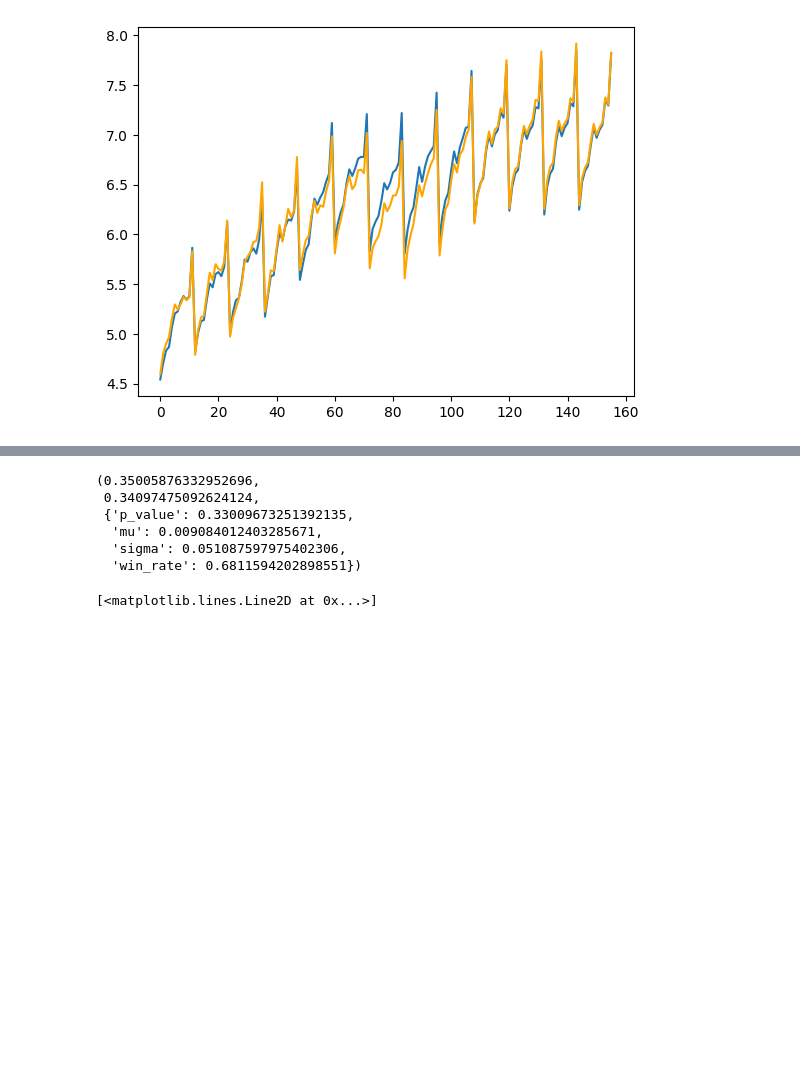
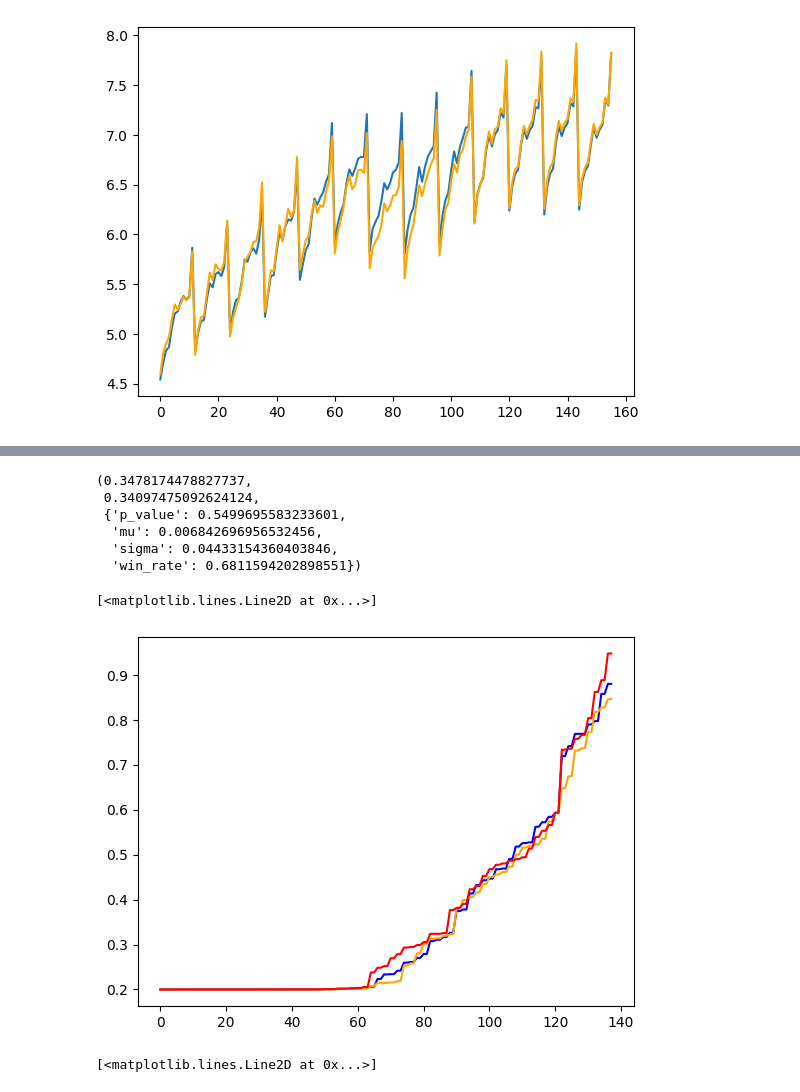
Before and after one commit to ods-pet-projects/spb-ai-hack2022, a Jupyter notebook: metamodel.ipynb, the cells around one changed output, grey strips where cells are left out. Saved outputs shown, nothing was run; the diff lists cells and outputs as text; code cells hidden in the pictures; blank space fills up the shorter version.

```diff
--- a/metamodel.ipynb
+++ b/metamodel.ipynb
@@ -370,7 +370,7 @@ zero_measures = index_series(
     noise_iters=3,
     noise_weight=1e-3,
     sample=0.75,
-    outer_data=fred.T
+    outer_data=list(fred.T) + quartal_int
 )
 
 knn_measures = index_series(
@@ -382,7 +382,7 @@ knn_measures = index_series(
     noise_iters=3,
     noise_weight=1e-3,
     sample=0.75,
-    outer_data=fred.T
+    outer_data=list(fred.T) + quartal_int
 )
 # %%
 reg = MLPRegressor(hidden_layer_sizes = (windowm, 32, 16, 32, windowm),
@@ -432,5 +432,5 @@ enc_measures = index_series(
     noise_iters=3,
     noise_weight=1e-3,
     sample=0.75,
-    outer_data=fred.T
+    outer_data=list(fred.T) + quartal_int
 )
@@ -437,12 +643,20 @@ enc_measures = index_series(
 # %%
 np.mean(knn_measures[0]), np.mean(zero_measures[0]), z_test(knn_measures[0], zero_measures[0])
 # %% [output]
-(0.35005876332952696,
+(0.3478174478827737,
  0.34097475092624124,
- {'p_value': 0.33009673251392135,
-  'mu': 0.009084012403285671,
-  'sigma': 0.051087597975402306,
+ {'p_value': 0.5499695583233601,
+  'mu': 0.006842696956532456,
+  'sigma': 0.04433154360403846,
   'win_rate': 0.6811594202898551})
+# %%
+# train + fred + train_quartal_data
+plt.plot(np.sort(knn_measures[0]), 'blue')  # knn
+plt.plot(np.sort(zero_measures[0]), 'orange')  # baseline
+plt.plot(np.sort(enc_measures[0]), 'red')  # aecc + knn
+# %% [output]
+[<matplotlib.lines.Line2D at 0x...>]
+[figure, added]
 # %%
 # train + fred
 plt.plot(np.sort(knn_measures[0]), 'blue')  # knn
```
Also changed, not shown: parts of 10 cells of this notebook, 2 other files.
